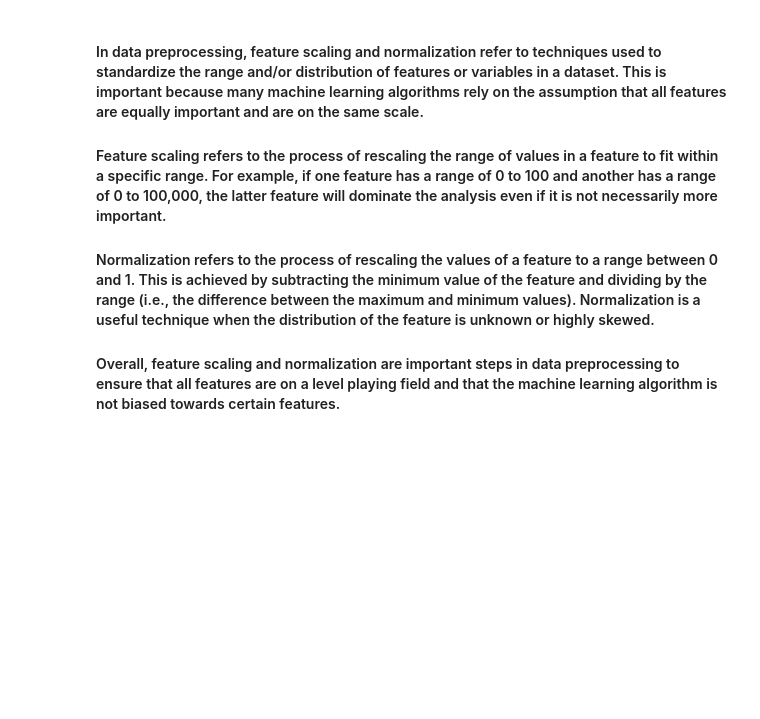
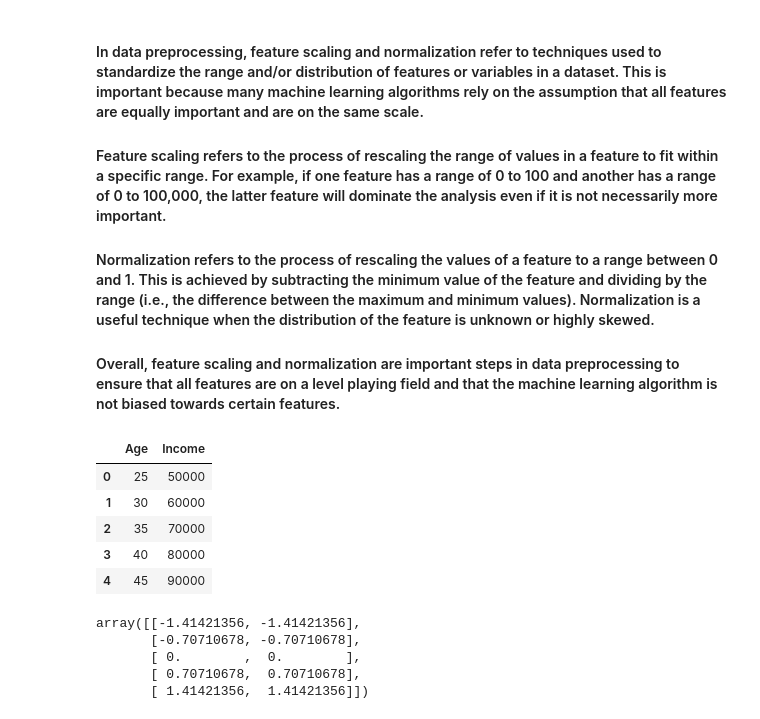
Before and after one commit to ArcaneIrvine/ACM_Machine_Learning, a Jupyter notebook: Lessons/lesson_2.ipynb, the cells around one changed output. Saved outputs shown, nothing was run; the diff lists cells and outputs as text; code cells hidden in the pictures; blank space fills up the shorter version.

```diff
--- a/Lessons/lesson_2.ipynb
+++ b/Lessons/lesson_2.ipynb
@@ -200,2 +206,29 @@ data
 from sklearn.preprocessing import StandardScaler
 import pandas as pd
+# %%
+# create a sample dataset
+data = {'Age': [25, 30, 35, 40, 45],
+        'Income': [50000, 60000, 70000, 80000, 90000]}
+dataframe = pd.DataFrame(data)
+dataframe
+# %% [output]
+|  | Age | Income |
+| 0 | 25 | 50000 |
+| 1 | 30 | 60000 |
+| 2 | 35 | 70000 |
+| 3 | 40 | 80000 |
+| 4 | 45 | 90000 |
+# %%
+# create a StandardScaler object and fit it to the dataset
+scaler = StandardScaler()
+scaler.fit(dataframe)
+
+# transform the dataset using the fitted scaler
+df_scaled = scaler.transform(dataframe)
+df_scaled
+# %% [output]
+array([[-1.41421356, -1.41421356],
+       [-0.70710678, -0.70710678],
+       [ 0.        ,  0.        ],
+       [ 0.70710678,  0.70710678],
+       [ 1.41421356,  1.41421356]])
```
Also changed, not shown: parts of 2 cells of this notebook.
